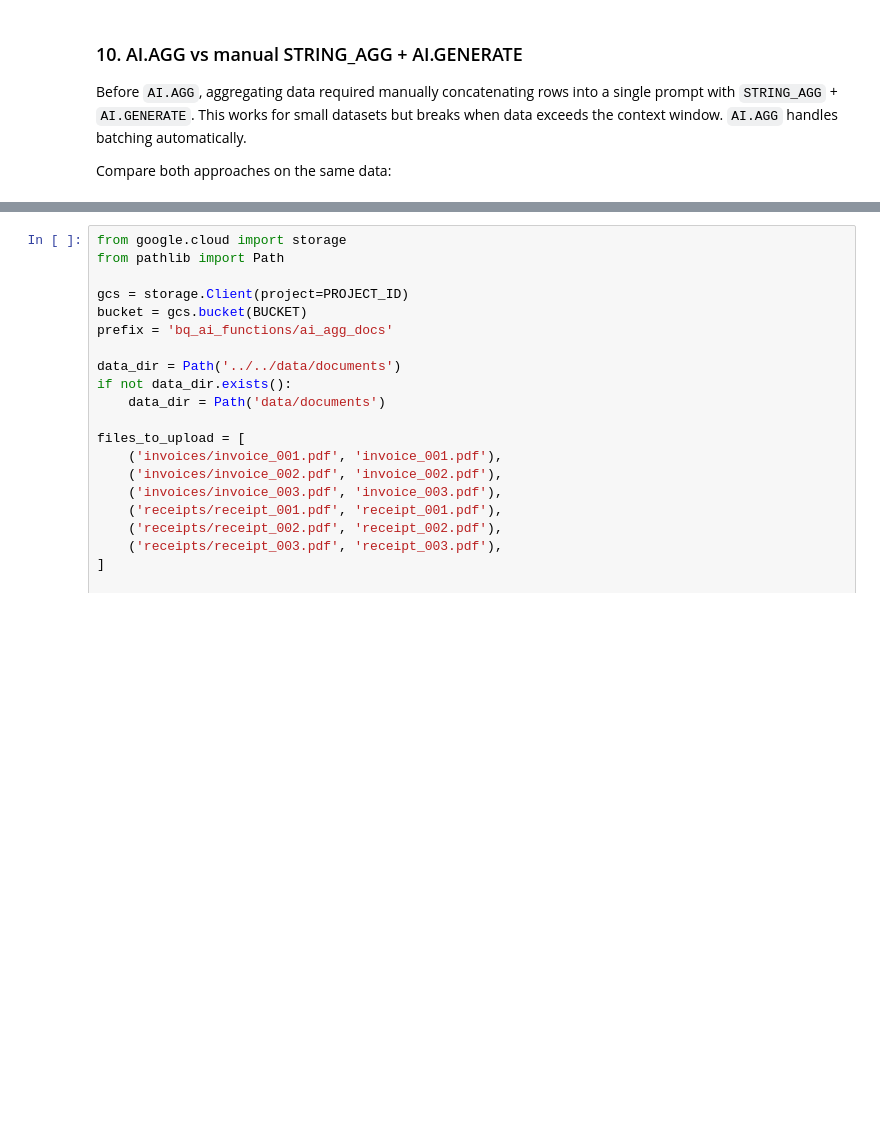
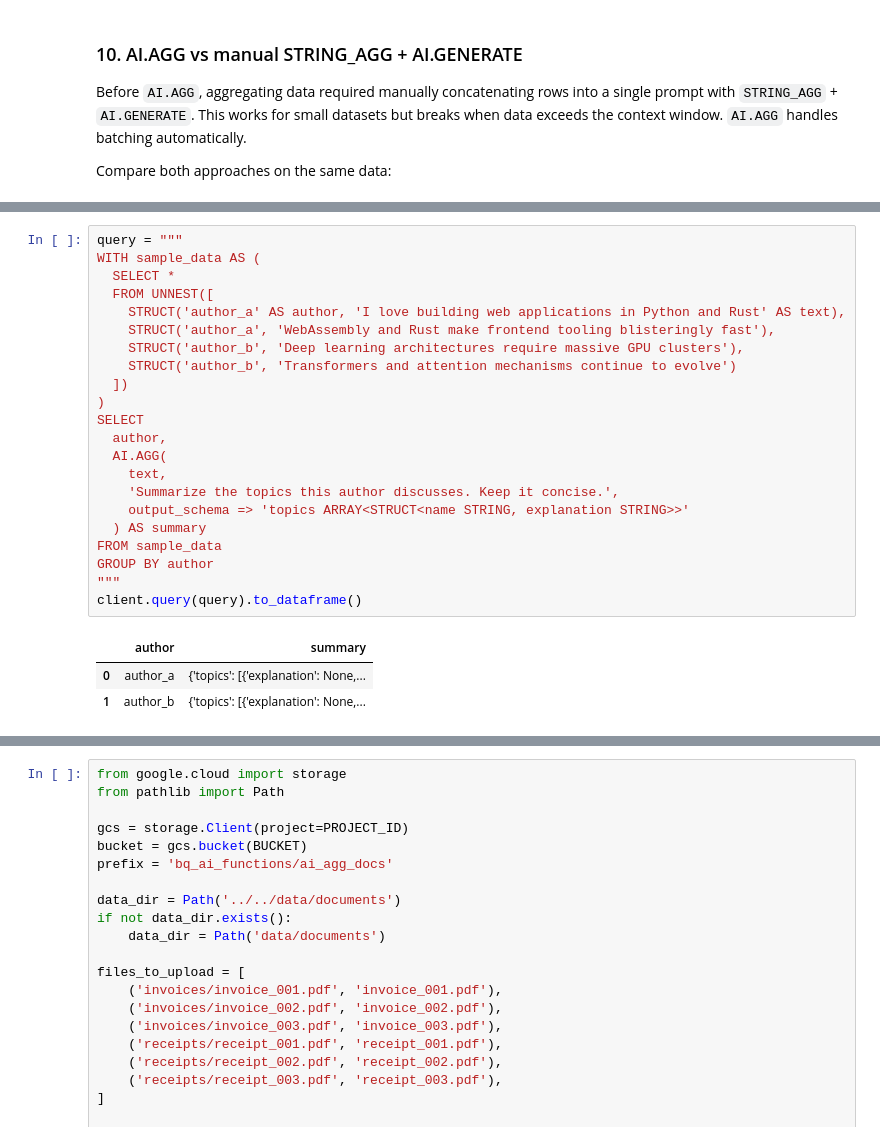
Before and after one commit to statmike/bigquery-data-science, a Jupyter notebook: bigquery-ai/functions/ai_agg/ai_agg.ipynb, the cells around one changed output, grey strips where cells are left out. Cells and saved outputs as stored; diff of their text form; blank space fills up the shorter version.

```diff
--- a/bigquery-ai/functions/ai_agg/ai_agg.ipynb
+++ b/bigquery-ai/functions/ai_agg/ai_agg.ipynb
@@ -504,0 +509,26 @@ client.query(query).to_dataframe()
+# %%
+query = """
+WITH sample_data AS (
+  SELECT *
+  FROM UNNEST([
+    STRUCT('author_a' AS author, 'I love building web applications in Python and Rust' AS text),
+    STRUCT('author_a', 'WebAssembly and Rust make frontend tooling blisteringly fast'),
+    STRUCT('author_b', 'Deep learning architectures require massive GPU clusters'),
+    STRUCT('author_b', 'Transformers and attention mechanisms continue to evolve')
+  ])
+)
+SELECT
+  author,
+  AI.AGG(
+    text,
+    'Summarize the topics this author discusses. Keep it concise.',
+    output_schema => 'topics ARRAY<STRUCT<name STRING, explanation STRING>>'
+  ) AS summary
+FROM sample_data
+GROUP BY author
+"""
+client.query(query).to_dataframe()
+# %% [output]
+|  | author | summary |
+| 0 | author_a | {'topics': [{'explanation': None,... |
+| 1 | author_b | {'topics': [{'explanation': None,... |
```
Also changed, not shown: parts of 18 cells of this notebook, 29 other files.
